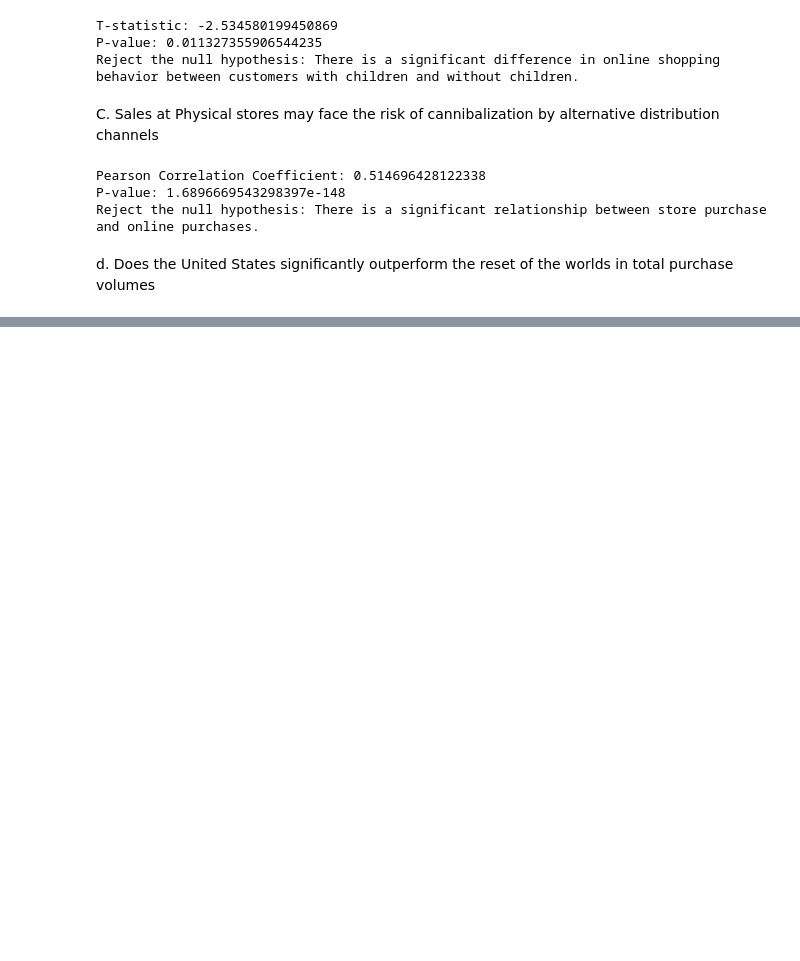
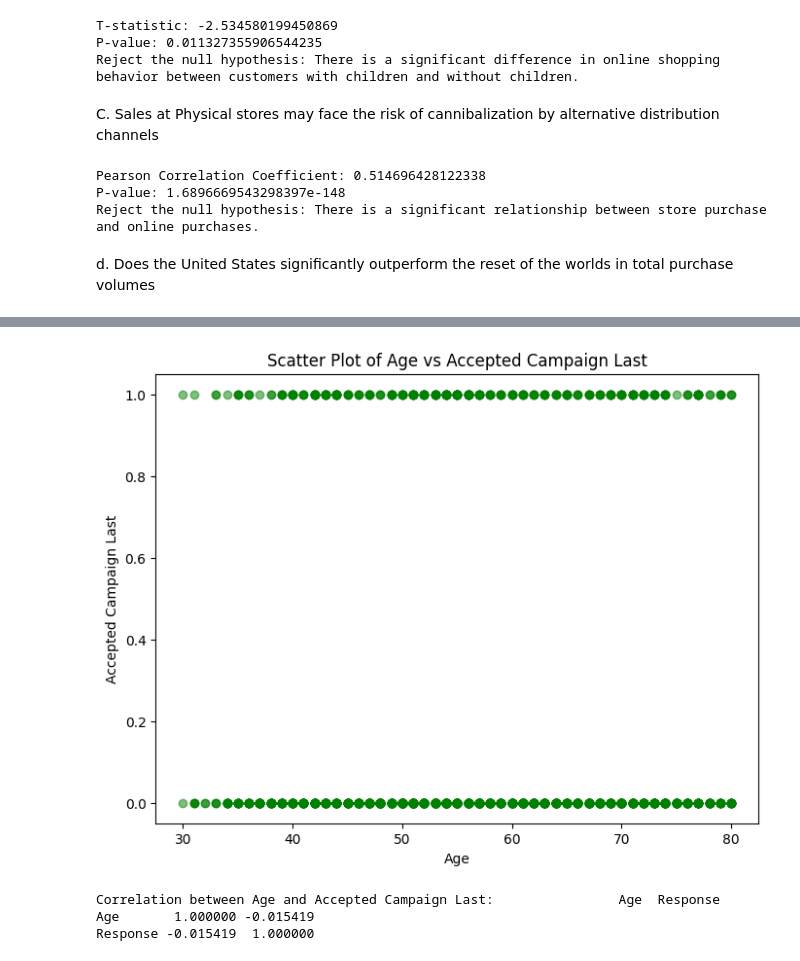
Before and after one commit to srinipar/AILabs, a Jupyter notebook: AIMLIIT/Projects/DS_Marketing Campaigns/MarketingCampaigns.ipynb, the cells around one changed output, grey strips where cells are left out. Saved outputs shown, nothing was run; the diff lists cells and outputs as text; code cells hidden in the pictures; blank space fills up the shorter version.

```diff
--- a/AIMLIIT/Projects/DS_Marketing Campaigns/MarketingCampaigns.ipynb
+++ b/AIMLIIT/Projects/DS_Marketing Campaigns/MarketingCampaigns.ipynb
@@ -353,0 +401,18 @@ d. Does the United States significantly outperform the reset of the worlds in to
+# %%
+#b.Examine if there is a correlation between customers age and the acceotance rate of the last campaign.
+
+#scatter plot to visualize the relationship between Age and AcceptedCmpLastCampaign
+plt.figure(figsize=(8,6))
+plt.scatter(df_marketingData['Age'], df_marketingData['Response'], alpha=0.5, color='green')
+plt.xlabel('Age')
+plt.ylabel('Accepted Campaign Last')
+plt.title('Scatter Plot of Age vs Accepted Campaign Last')
+plt.show()
+#Calculate the Correlation.
+correlation=df_marketingData[['Age','Response']].corr()
+print(f"Correlation between Age and Accepted Campaign Last: {correlation}")
+# %% [output]
+[figure, added]
+Correlation between Age and Accepted Campaign Last:                Age  Response
+Age       1.000000 -0.015419
+Response -0.015419  1.000000
```
Also changed, not shown: parts of 7 cells of this notebook.
